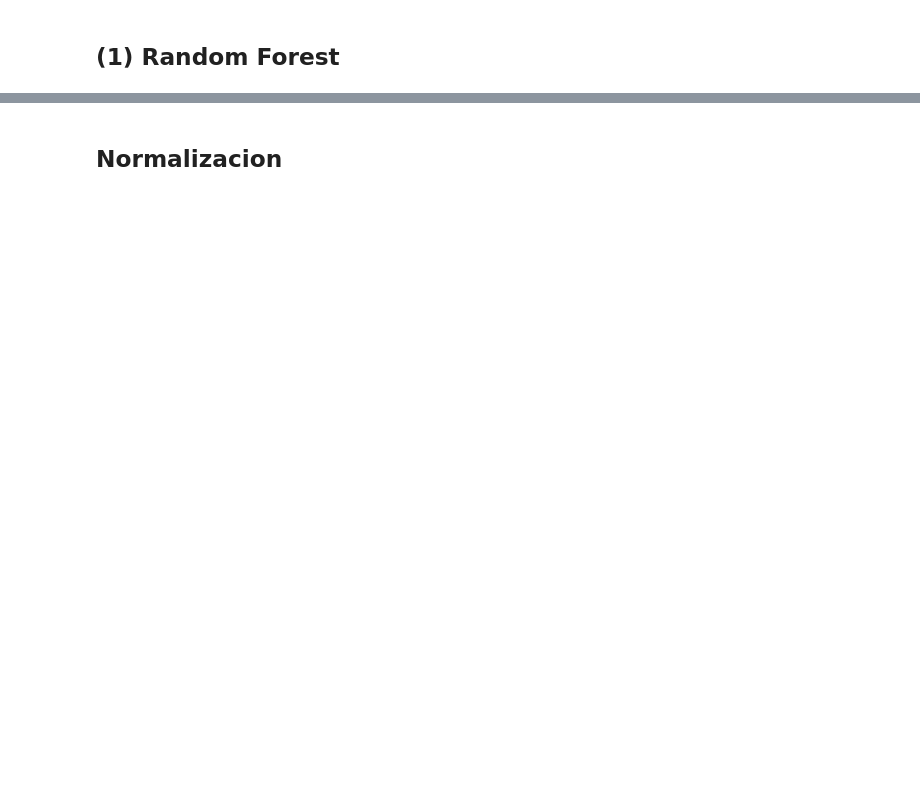
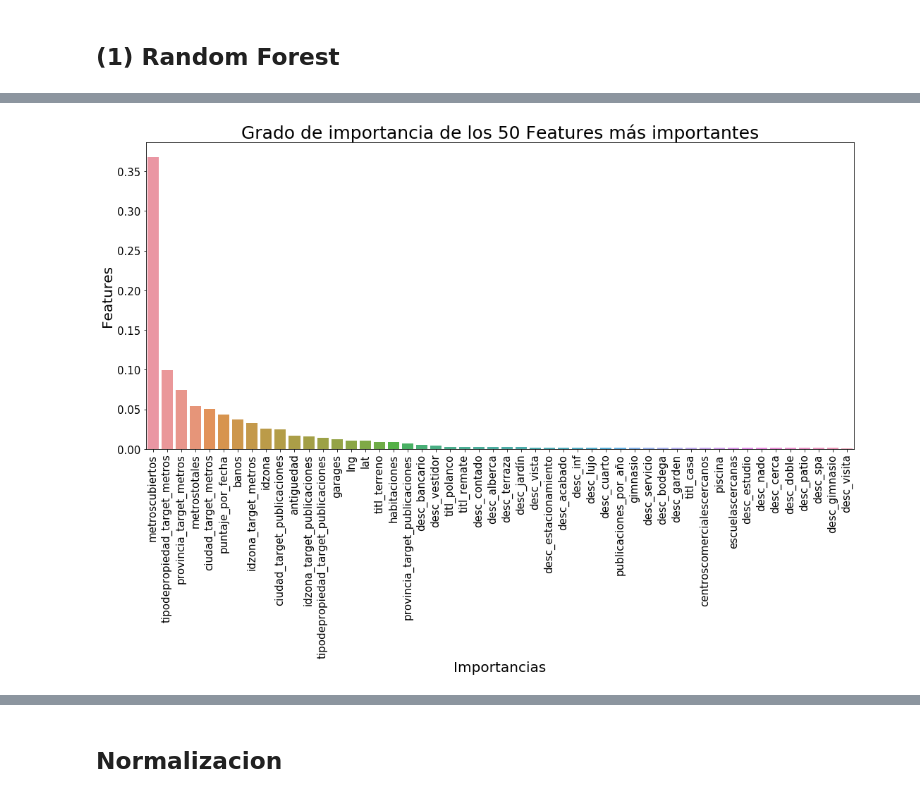
Before and after one commit to luctiz/Grupo43-TP2, a Jupyter notebook: TP2.ipynb, the cells around one changed output, grey strips where cells are left out. Drawn from its saved outputs; the diff is of its cells as text; code cells hidden in the pictures; blank space fills up the shorter version.

```diff
--- a/TP2.ipynb
+++ b/TP2.ipynb
@@ -550,0 +611,5 @@ plt.yticks(fontsize = 15)
+# %%
+#Muestro los 50 mas importantes
+mostrar_importancias(X,Y,RF_model, 50)
+# %% [output]
+[figure, added]
```
Also changed, not shown: parts of 54 cells of this notebook, 1 other file.
